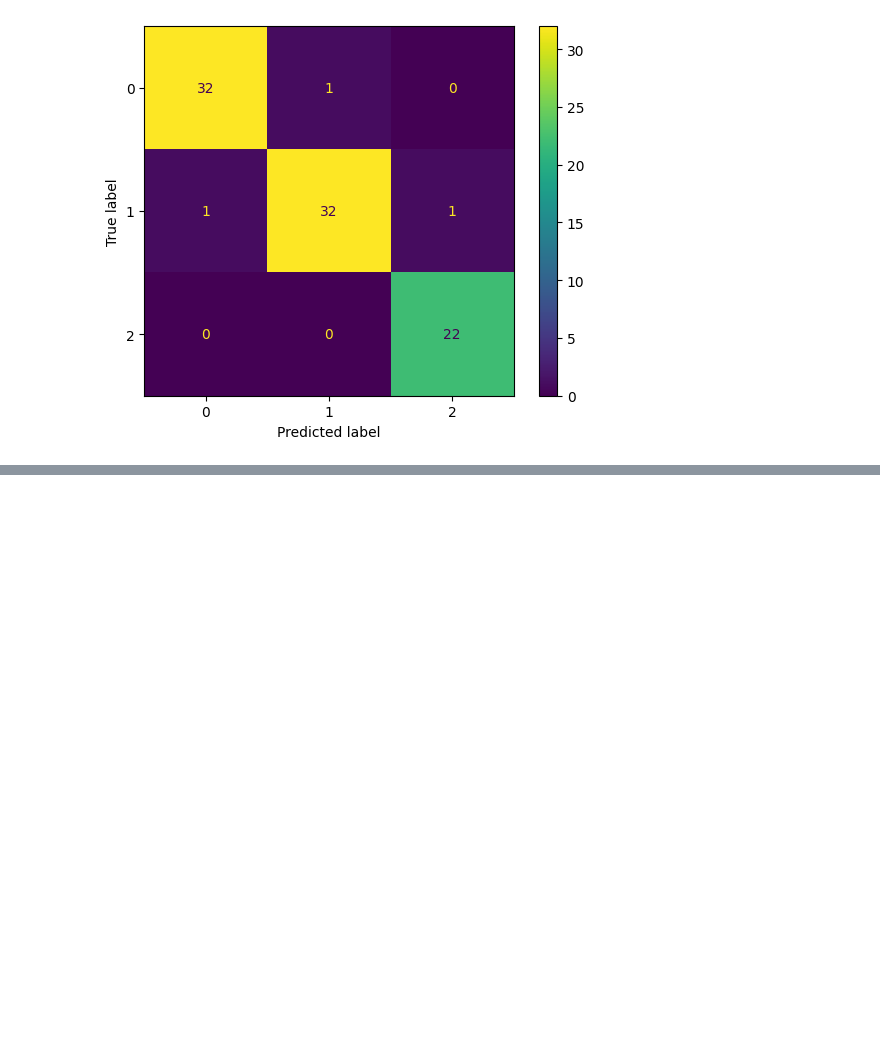
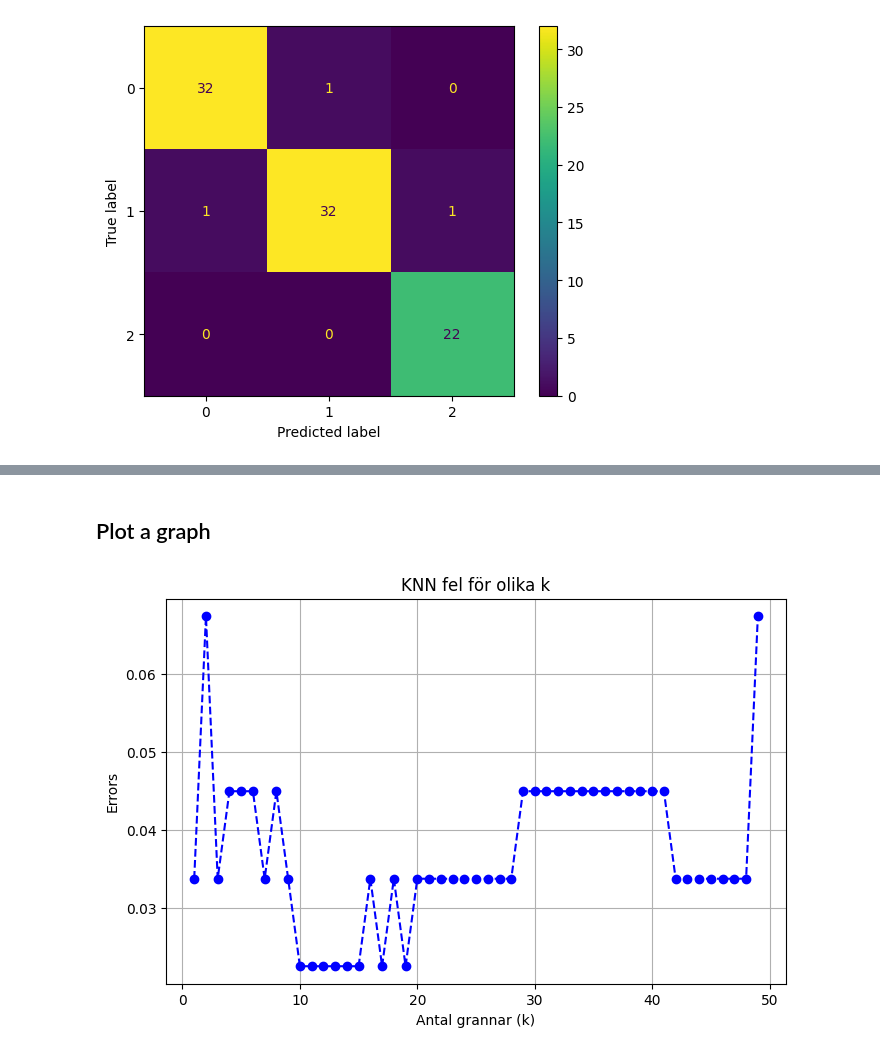
Before and after one commit to Vence85/ai_engineering_jonas_gustafsson, a Jupyter notebook: code-alongs/05_knn/knn.ipynb, the cells around one changed output, grey strips where cells are left out. Cells and saved outputs as stored; diff of their text form; code cells hidden in the pictures; blank space fills up the shorter version.

```diff
--- a/code-alongs/05_knn/knn.ipynb
+++ b/code-alongs/05_knn/knn.ipynb
@@ -222,0 +251,17 @@ weighted avg       0.97      0.97      0.97        89
+# %% [markdown]
+## Plot a graph
+# %%
+import matplotlib.pyplot as plt
+
+# x-värdena = k från 1 till 49
+k_values = range(1, 50)
+
+plt.figure(figsize=(8,5))
+plt.plot(k_values, error_list, marker='o', linestyle='--', color='b')
+plt.xlabel("Antal grannar (k)")
+plt.ylabel("Errors")
+plt.title("KNN fel för olika k")
+plt.grid(True)
+plt.show()
+# %% [output]
+[figure, added]
```
Also changed, not shown: parts of 3 cells of this notebook.
